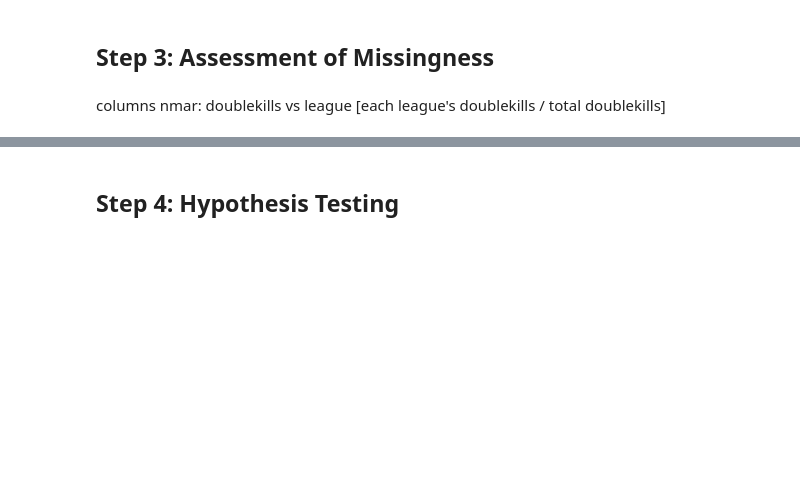
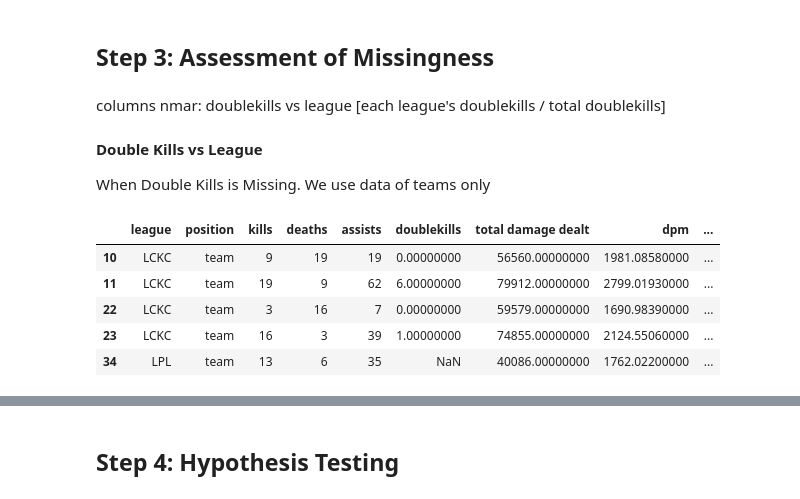
Before and after one commit to skvillamin/league-predictions, a Jupyter notebook: template.ipynb, the cells around one changed output, grey strips where cells are left out. Cells and saved outputs as stored; diff of their text form; code cells hidden in the pictures; blank space fills up the shorter version.

```diff
--- a/template.ipynb
+++ b/template.ipynb
@@ -214,4 +216,19 @@ This table shows the mean statistics for ADC and mid players in dataset based on
 ## Step 3: Assessment of Missingness
 # %% [markdown]
 columns nmar: doublekills vs league [each league's doublekills / total doublekills]
+# %% [markdown]
+**Double Kills vs League**
+
+
+When Double Kills is Missing. We use data of teams only
+# %%
+teams_only= league[league['position']== 'team']
+teams_only.head()
+# %% [output]
+|  | league | position | kills | deaths | assists | doublekills | total damage dealt | dpm | ... |
+| 10 | LCKC | team | 9 | 19 | 19 | 0.00000000 | 56560.00000000 | 1981.08580000 | ... |
+| 11 | LCKC | team | 19 | 9 | 62 | 6.00000000 | 79912.00000000 | 2799.01930000 | ... |
+| 22 | LCKC | team | 3 | 16 | 7 | 0.00000000 | 59579.00000000 | 1690.98390000 | ... |
+| 23 | LCKC | team | 16 | 3 | 39 | 1.00000000 | 74855.00000000 | 2124.55060000 | ... |
+| 34 | LPL | team | 13 | 6 | 35 | NaN | 40086.00000000 | 1762.02200000 | ... |
 # %%
```
Also changed, not shown: parts of 14 cells of this notebook.
